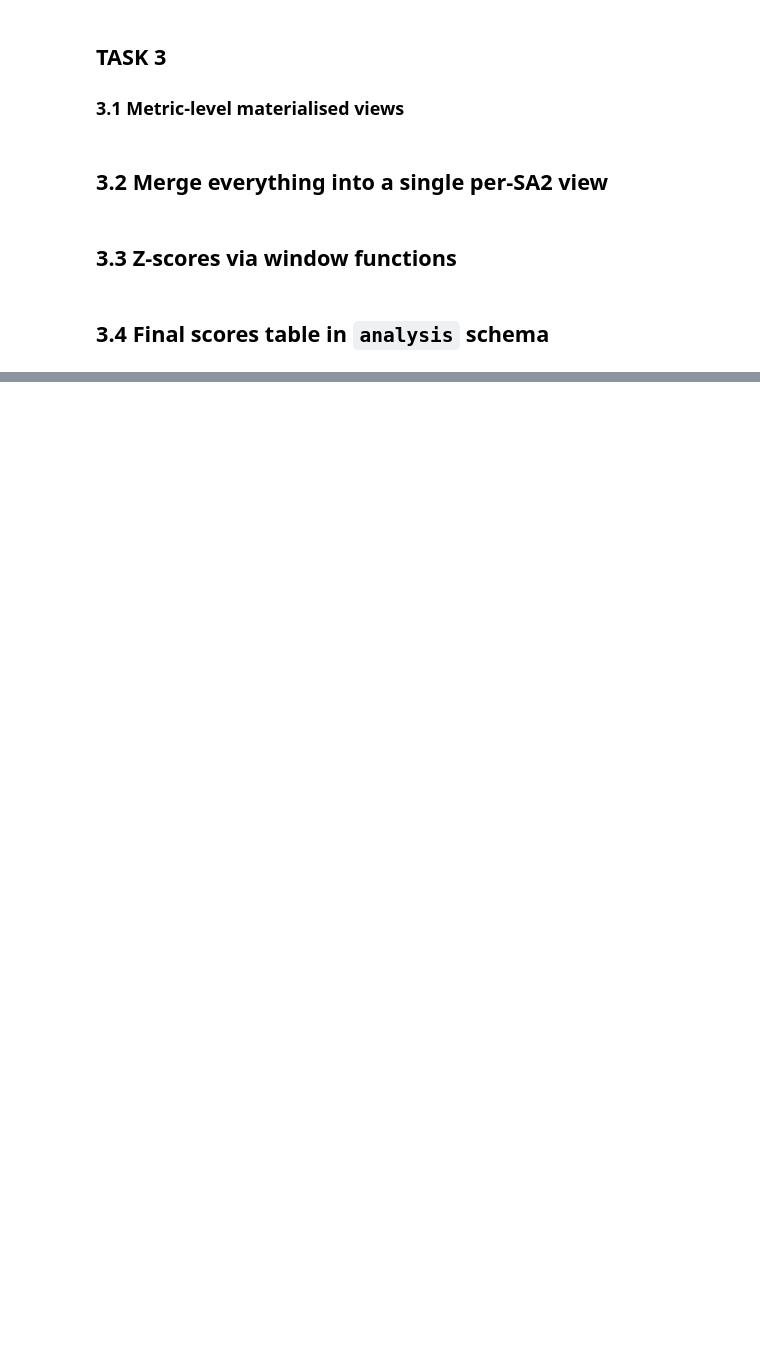
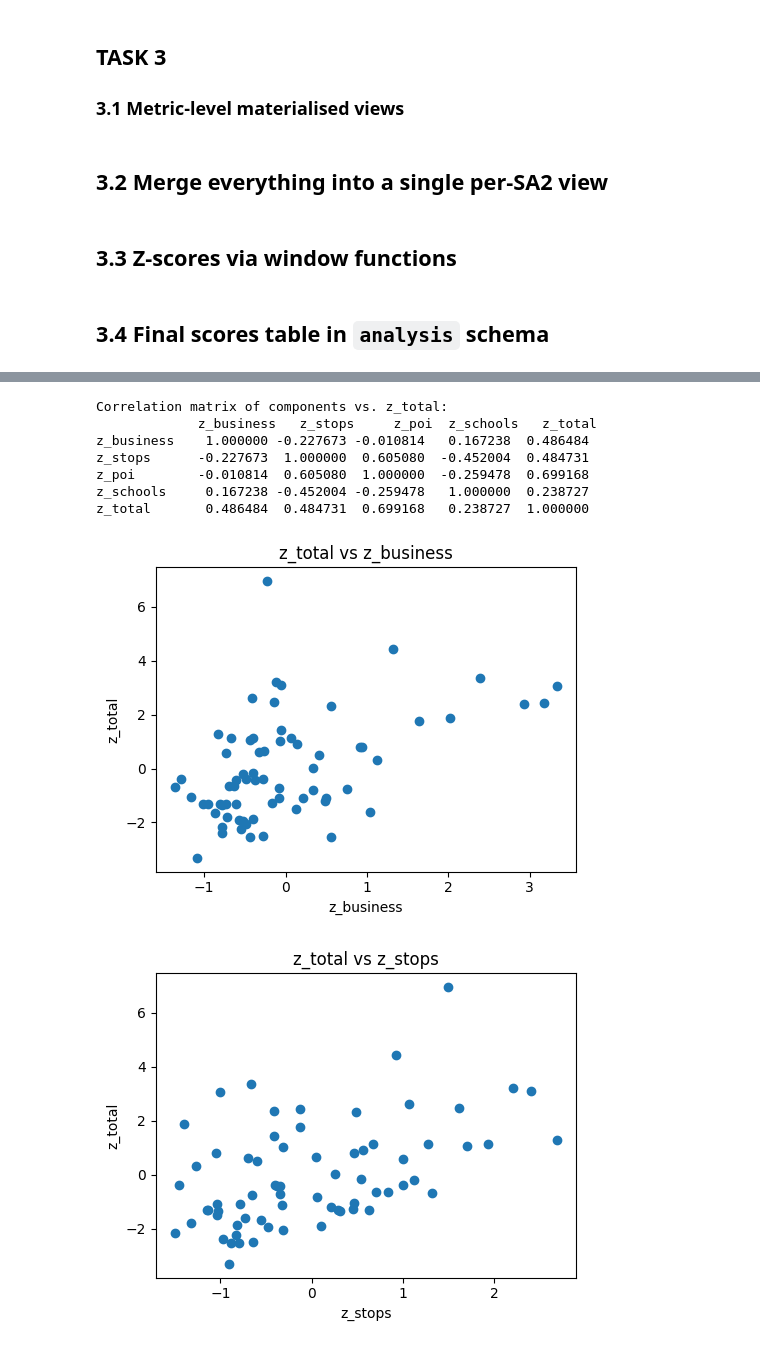
Before and after one commit to ZhongyangSun/gsydney_group, a Jupyter notebook: GreaterSydneyAnalysis_Blacktown.ipynb, the cells around one changed output, grey strips where cells are left out. Saved outputs shown, nothing was run; the diff lists cells and outputs as text; code cells hidden in the pictures; blank space fills up the shorter version.

```diff
--- a/GreaterSydneyAnalysis_Blacktown.ipynb
+++ b/GreaterSydneyAnalysis_Blacktown.ipynb
@@ -598,0 +605,35 @@ Wrote full catchments_secondary → D:\Uni\2025_S1\DATA2001\gsydney\csv\catchmen
+# %%
+# 1) Pull the z-scores and the total from Postgres
+df_comp = pd.read_sql_query("""
+    SELECT
+      z_business,
+      z_stops,
+      z_poi,
+      z_schools,
+      z_total
+    FROM analysis.sa2_scores
+""", con=engine)
+
+# 2) Compute the correlation matrix
+corr = df_comp.corr()
+print("Correlation matrix of components vs. z_total:\n", corr, "\n")
+
+# 3) Scatter-plots of each component against z_total
+for comp in ['z_business','z_stops','z_poi','z_schools']:
+    plt.figure(figsize=(5,4))
+    plt.scatter(df_comp[comp], df_comp['z_total'])
+    plt.xlabel(comp)
+    plt.ylabel('z_total')
+    plt.title(f'z_total vs {comp}')
+    plt.tight_layout()
+    plt.show()
+# %% [output]
+Correlation matrix of components vs. z_total:
+             z_business   z_stops     z_poi  z_schools   z_total
+z_business    1.000000 -0.227673 -0.010814   0.167238  0.486484
+z_stops      -0.227673  1.000000  0.605080  -0.452004  0.484731
+z_poi        -0.010814  0.605080  1.000000  -0.259478  0.699168
+z_schools     0.167238 -0.452004 -0.259478   1.000000  0.238727
+z_total       0.486484  0.484731  0.699168   0.238727  1.000000
+[figure, added]
+[figure, added]
```
Also changed, not shown: parts of 19 cells of this notebook, 2 other files.
